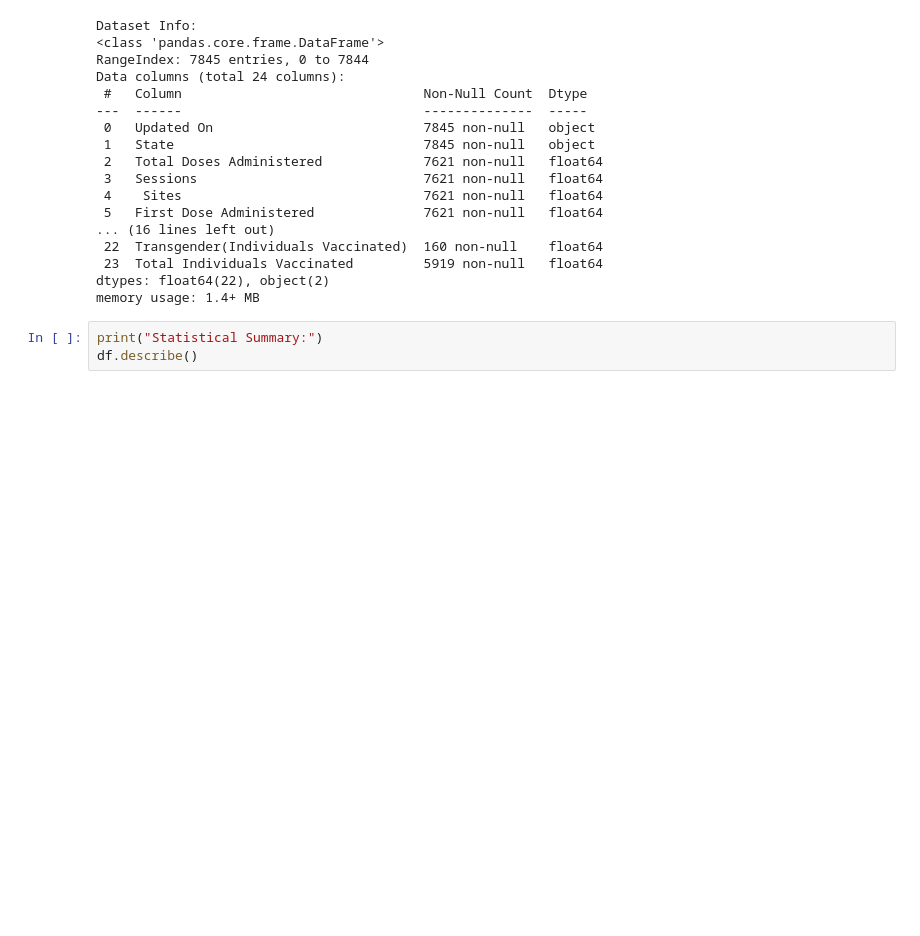
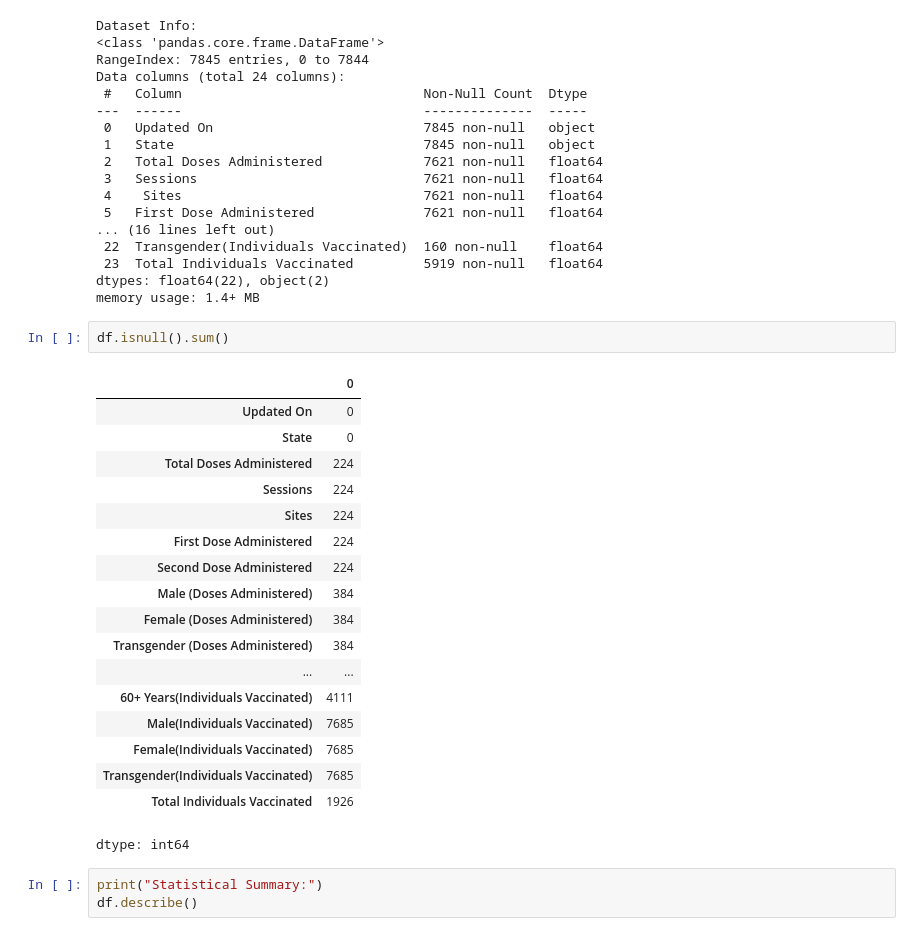
Before and after one commit to sharvmahajan/TE, a Jupyter notebook: A14/DSBDAL_Assignment_14_Mini_Project.ipynb, the cells around one changed output. Drawn from its saved outputs; the diff is of its cells as text; blank space fills up the shorter version.

```diff
--- a/A14/DSBDAL_Assignment_14_Mini_Project.ipynb
+++ b/A14/DSBDAL_Assignment_14_Mini_Project.ipynb
@@ -49,6 +49,27 @@ Data columns (total 24 columns):
  23  Total Individuals Vaccinated         5919 non-null   float64
 dtypes: float64(22), object(2)
 memory usage: 1.4+ MB
+# %%
+df.isnull().sum()
+# %% [output]
+|  | 0 |
+| Updated On | 0 |
+| State | 0 |
+| Total Doses Administered | 224 |
+| Sessions | 224 |
+| Sites | 224 |
+| First Dose Administered | 224 |
+| Second Dose Administered | 224 |
+| Male (Doses Administered) | 384 |
+| Female (Doses Administered) | 384 |
+| Transgender (Doses Administered) | 384 |
+| ... | ... |
+| 60+ Years(Individuals Vaccinated) | 4111 |
+| Male(Individuals Vaccinated) | 7685 |
+| Female(Individuals Vaccinated) | 7685 |
+| Transgender(Individuals Vaccinated) | 7685 |
+| Total Individuals Vaccinated | 1926 |
+dtype: int64
 # %%
 print("Statistical Summary:")
 df.describe()
```
Also changed, not shown: parts of 3 cells of this notebook.
